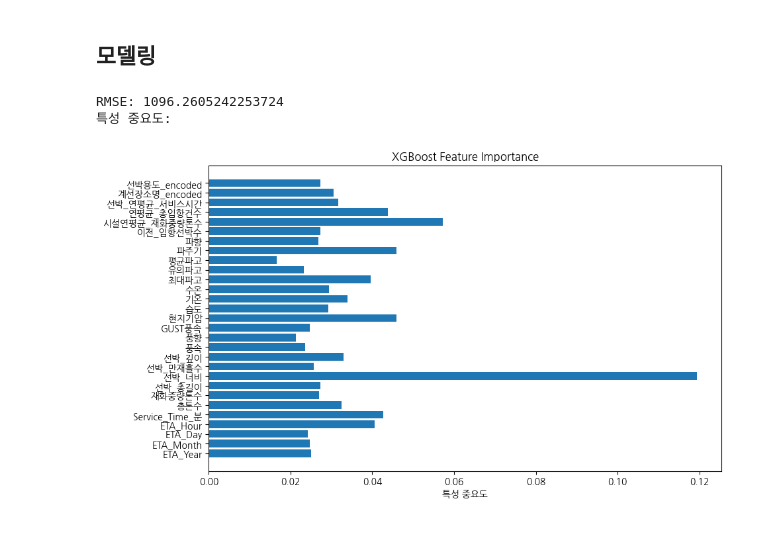
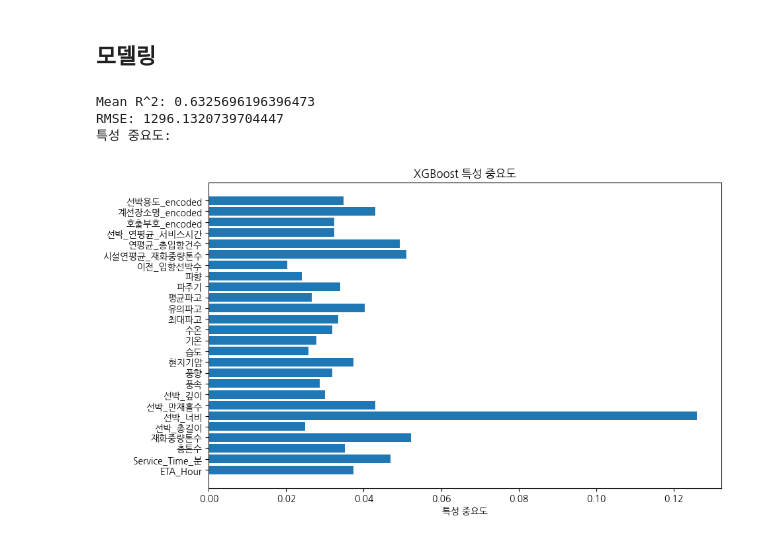
Before and after one commit to GyudongHan/Project_1, a Jupyter notebook: 프로젝트 3/XGBoost.ipynb, the cells around one changed output. Saved outputs shown, nothing was run; the diff lists cells and outputs as text; code cells hidden in the pictures.

Commit message:
Model_modify_1220

```diff
--- a/프로젝트 3/XGBoost.ipynb
+++ b/프로젝트 3/XGBoost.ipynb
@@ -232,19 +117,18 @@ Final_D.columns = ['ETA_Year', 'ETA_Month', 'ETA_Day', 'ETA_Hour', '호출부호
        '연도별_선석점유율', '시설연평균_재화중량톤수', '연평균_총입항건수', '선박_연평균_서비스시간', '선박_연평균_대기시간',
        '호출부호_encoded', '계선장소명_encoded', '선박용도_encoded']
 
-x_cols = ['ETA_Year', 'ETA_Month', 'ETA_Day', 'ETA_Hour',
-       'Service_Time_분', '총톤수', '재화중량톤수',
+x_cols = ['ETA_Hour', 'Service_Time_분', '총톤수', '재화중량톤수',
        '선박_총길이', '선박_너비', '선박_만재흘수', '선박_깊이', '풍속',
-       '풍향', 'GUST풍속', '현지기압', '습도', '기온', '수온', '최대파고', '유의파고', '평균파고',
-        '파주기', '파향', '이전_입항선박수','시설연평균_재화중량톤수',
-        '연평균_총입항건수', '선박_연평균_서비스시간', '계선장소명_encoded', '선박용도_encoded']
+       '풍향', '현지기압', '습도', '기온', '수온',
+       '최대파고', '유의파고', '평균파고', '파주기', '파향', '이전_입항선박수', '시설연평균_재화중량톤수',
+        '연평균_총입항건수', '선박_연평균_서비스시간', '호출부호_encoded', '계선장소명_encoded', '선박용도_encoded']
 # %% [markdown]
 ## 모델링
 # %%
 # 필요한 라이브러리 불러오기
 import xgboost as xgb
 from sklearn.model_selection import train_test_split, cross_val_score
-from sklearn.metrics import mean_squared_error # 추가: 결정계수 계산을 위한 모듈
+from sklearn.metrics import mean_squared_error, r2_score  # 추가: 결정계수 계산을 위한 모듈
 import pandas as pd
 import numpy as np
 import matplotlib.pyplot as plt  # 추가: 시각화를 위한 모듈
@@ -260,36 +144,40 @@ X_train, X_test, y_train, y_test = train_test_split(X, y, test_size=0.2, random_
 model = xgb.XGBRegressor(
     objective='reg:squarederror',
     max_depth=5,
     learning_rate=0.3,
     n_estimators=200
 )
 
 # 10-fold 교차 검증 수행
 scoring = 'neg_mean_squared_error'
 cv_results = cross_val_score(model, X, y, cv=10, scoring=scoring)
 
+# 결정계수 계산 및 출력
+r2 = np.mean([r2_score(y, model.fit(X, y).predict(X)) for score in cv_results])
+print(f"Mean R^2: {r2}")
 
 # 결과 출력
 rmse = np.sqrt(-cv_results.mean())
 print(f"RMSE: {rmse}")
 
 # 특성 중요도 출력
 model.fit(X_train, y_train)
 feature_importance = model.feature_importances_
 feature_names = X.columns
 
 print("특성 중요도:")
 
 # 특성 중요도 시각화
 plt.figure(figsize=(10, 6))
 plt.barh(feature_names, feature_importance)
 plt.xlabel('특성 중요도')
-plt.title('XGBoost Feature Importance')
+plt.title('XGBoost 특성 중요도')
 plt.show()
 # %% [output]
-RMSE: 1096.2605242253724
+Mean R^2: 0.6325696196396473
+RMSE: 1296.1320739704447
 특성 중요도:
-[figure, old version]
+[figure, new version]
 # %%
 # 필요한 라이브러리 불러오기
 import xgboost as xgb
```
Also changed, not shown: parts of 26 cells of this notebook, 11 other files.
